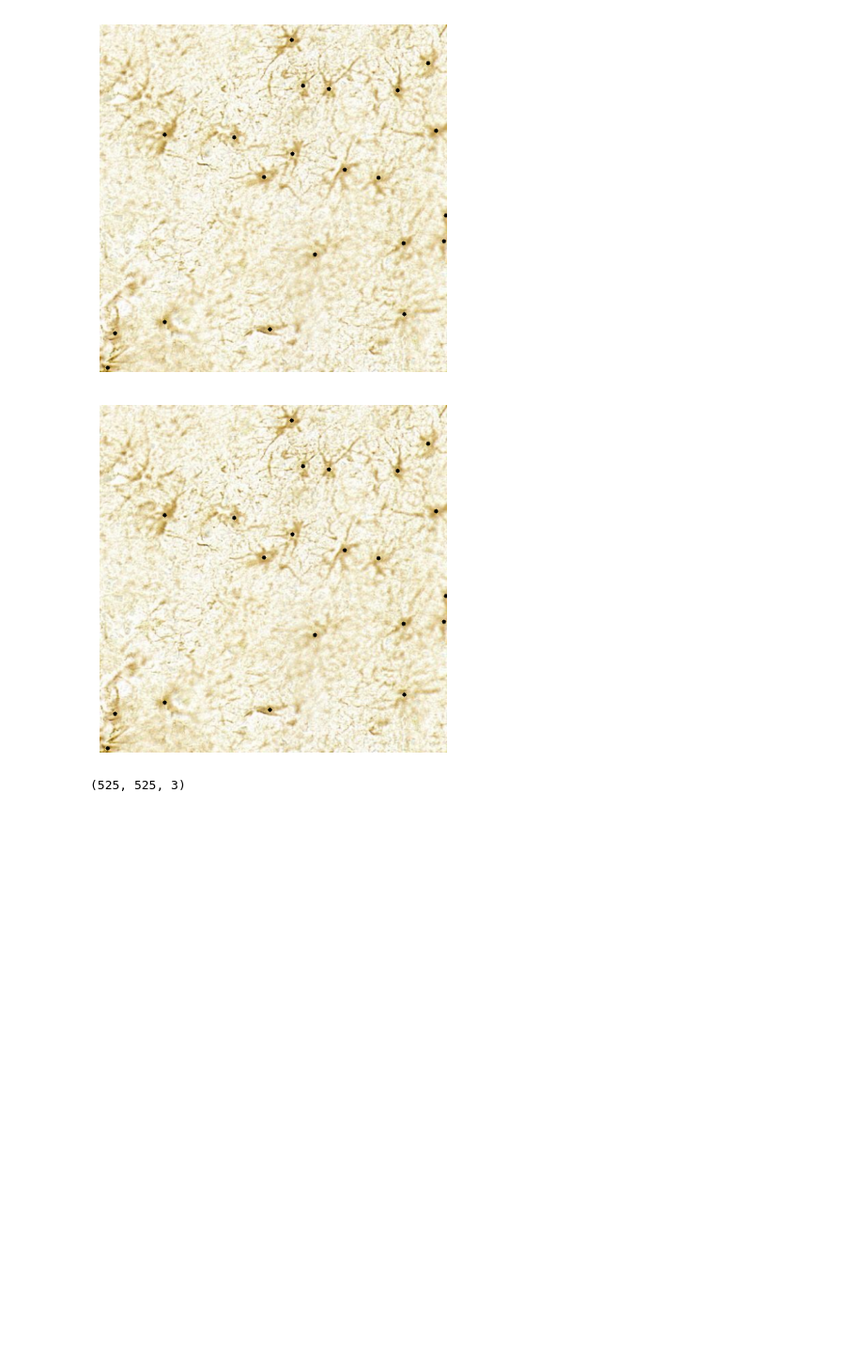
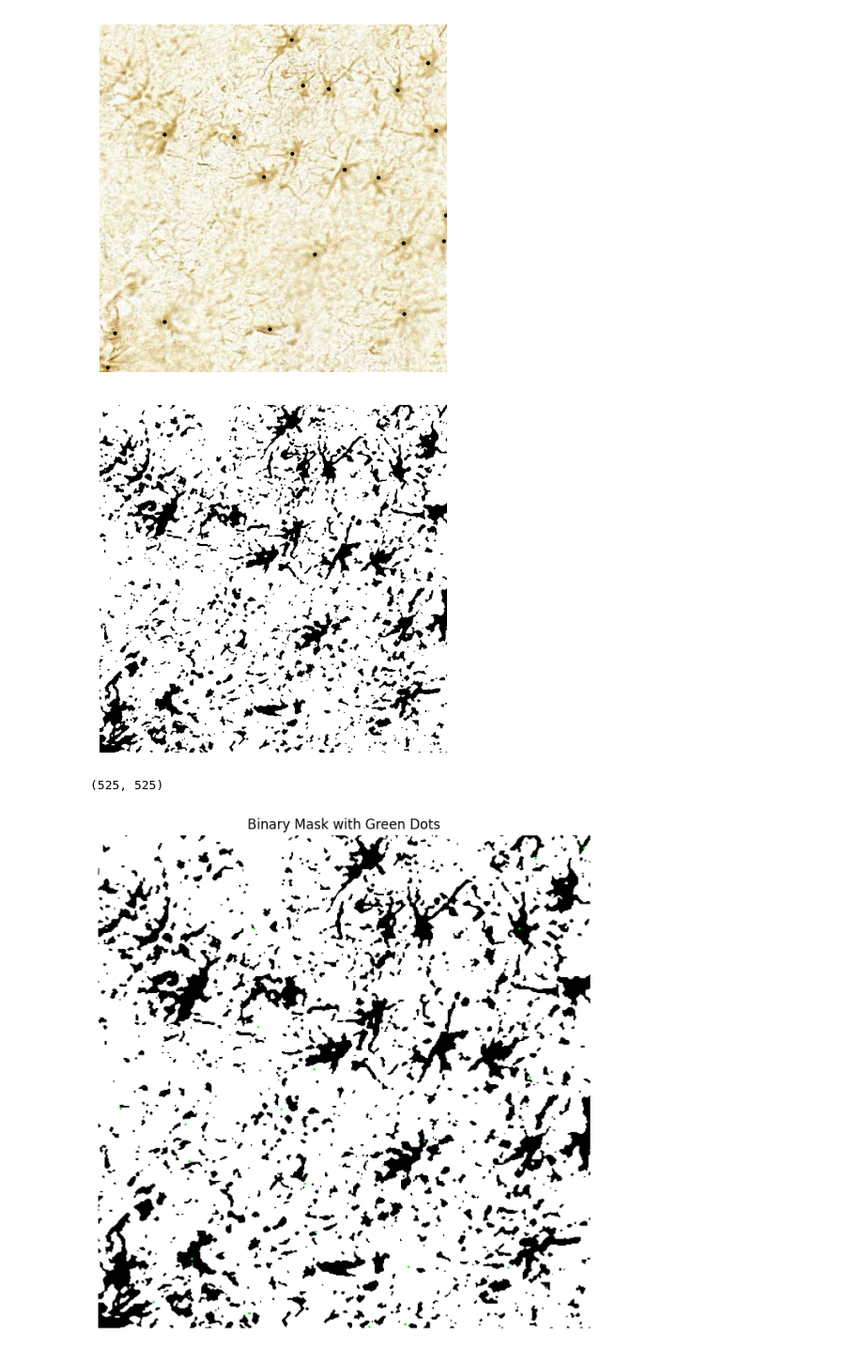
Before and after one commit to raisaaajose/astrocyte-detection, a Jupyter notebook: astrocytes.ipynb, the cells around one changed output. Shown at 94% size. Cells and saved outputs as stored; diff of their text form; code cells hidden in the pictures; blank space fills up the shorter version.

Commit message:
floodfilling

```diff
--- a/astrocytes.ipynb
+++ b/astrocytes.ipynb
@@ -95,15 +96,31 @@ plt.show()
 # %%
 floodfill=threshold_img.copy()
 floodfill_blurred = cv2.medianBlur(floodfill, 3)
 plt.imshow(floodfill_blurred,cmap='gray')
 plt.axis('off')
 plt.show()
 
 floodfill_blurred_array=np.array(floodfill_blurred)
+# for x,y in centres:
+#     print(floodfill_blurred_array[x][y])
 print(floodfill_blurred_array.shape)
+
+
+binary_mask_normalized = floodfill_blurred / 255.0  # Normalize for display (0 to 1)
+
+# Unpack x and y from centres
+ys, xs = zip(*centres)  # y = row, x = col
+
+plt.figure(figsize=(8, 8))
+plt.imshow(binary_mask_normalized, cmap='gray')
+plt.scatter(xs, ys, c='lime', s=1, marker='o')  # Green dots
+plt.axis('off')
+plt.title("Binary Mask with Green Dots")
+plt.show()
 # %% [output]
-[figure, old version]
+[figure, new version]
-(525, 525, 3)
+(525, 525)
+[figure, added]
 # %%
 #bfs flood fill 4-connected
 
```
Also changed, not shown: parts of 5 cells of this notebook.
